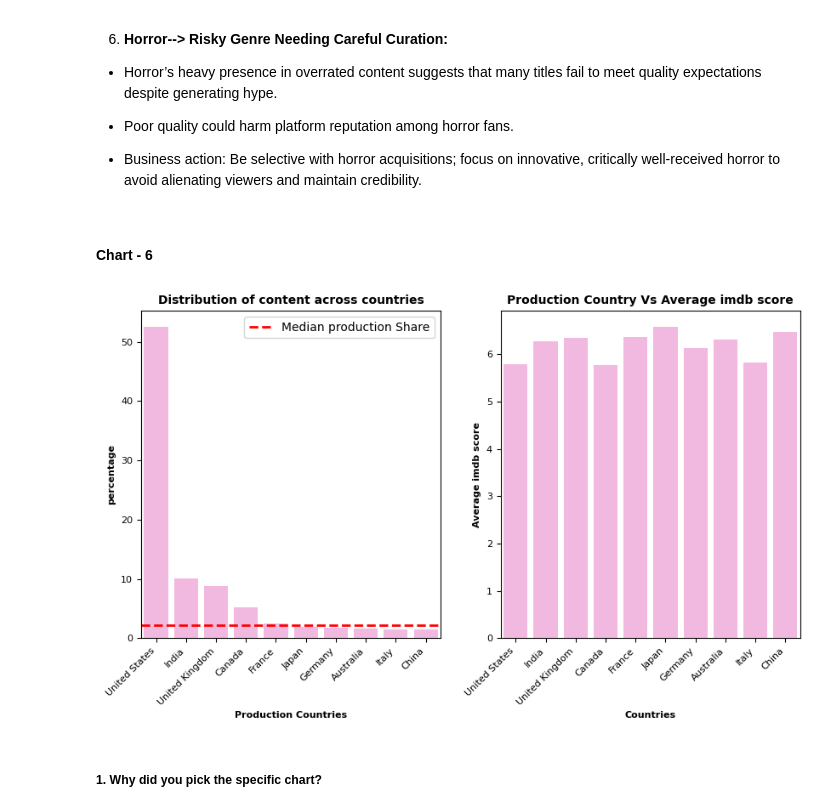
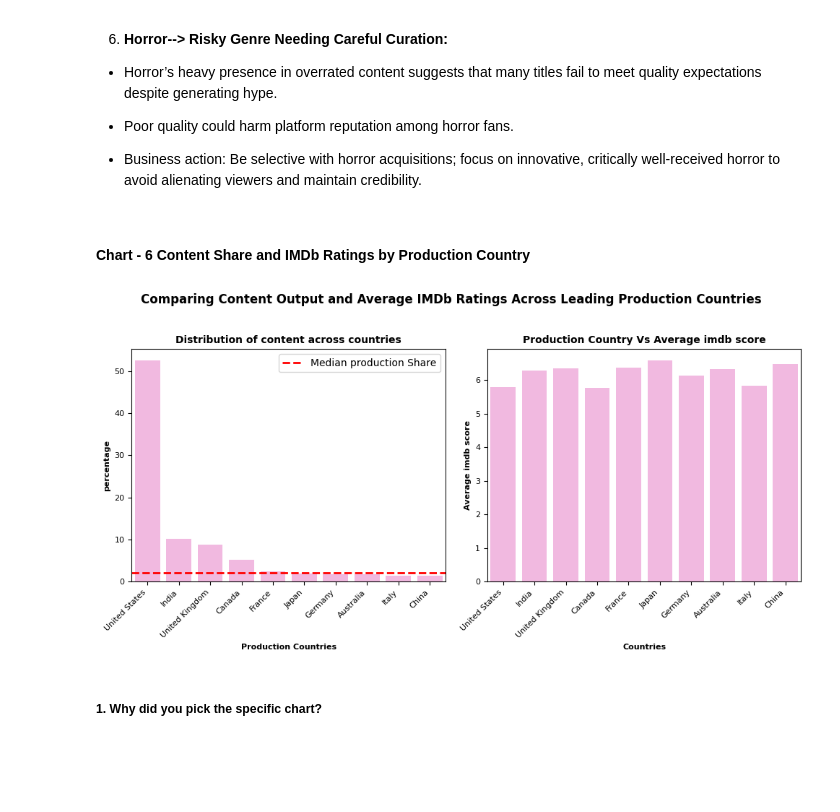
Before and after one commit to Giraj12/EDA--Capstone-Project, a Jupyter notebook: Amazon_Shows_EDA_.ipynb, the cells around one changed output. Cells and saved outputs as stored; diff of their text form; code cells hidden in the pictures; blank space fills up the shorter version.

```diff
--- a/Amazon_Shows_EDA_.ipynb
+++ b/Amazon_Shows_EDA_.ipynb
@@ -1332,8 +1416,8 @@ Are there any insights that lead to negative growth? Justify with specific reaso
 
   *   Poor quality could harm platform reputation among horror fans.
   *   Business action: Be selective with horror acquisitions; focus on innovative, critically well-received horror to avoid alienating viewers and maintain credibility.
-# %% [markdown]
-#### Chart - 6
+# %% [markdown]
+#### Chart - 6 Content Share and IMDb Ratings by Production Country
 # %%
 # Chart - 6 visualization code
 
@@ -1358,34 +1442,45 @@ region_percent=(region_count/region_count.sum())*100
 region_percent=region_percent.reset_index().sort_values(by='id', ascending=False)
 region_percent=region_percent.head(10) # Considering top 10 production_countries for analysis
 country_labels=[country_code_to_full_name[code] for code in region_percent['production_countries']]
 sns.barplot(data=region_percent, x='production_countries', y='id', ax=ax[0], color=sns.color_palette("pastel")[6])
 ax[0].set_title('Distribution of content across countries', fontdict={'fontsize': 10, 'fontweight': 'bold'})
 ax[0].set_xlabel('Production Countries', fontdict={'fontsize': 8, 'fontweight': 'bold'})
 ax[0].set_ylabel('percentage', fontdict={'fontsize': 8, 'fontweight': 'bold'})
 ax[0].axhline(y= region_percent['id'].median(), color='red', linestyle='--', linewidth=2, label='Median production Share')
 ax[0].legend(loc='upper right')
 ax[0].tick_params(axis='x', labelsize=8, rotation=90)
 ax[0].tick_params(axis='y', labelsize=8)
 ax[0].set_xticks(region_percent['production_countries']) # fixed Locator
 ax[0].set_xticklabels(country_labels, rotation=45, ha='right');
 
 
 # production_countries vs avg imdb_score
 # In my df if i directly group by production_countries then there might be cases where multiple rows refers to same movie.
 # So in order to calculate correct avg_imdb_rating we need to drop duplicate rows with subset=(id,production_countries) so that each movie is counted once for calculating average.
 region_df=df.drop_duplicates(subset=['id', 'production_countries'])
 region_df=region_df.groupby('production_countries')['imdb_score'].mean().reset_index()
 region_order=region_percent['production_countries'].tolist() # to maintain same order of countries in both the bar plots.
 sns.barplot(data=region_df, x='production_countries', y='imdb_score', ax=ax[1], order=region_order, color=sns.color_palette("pastel")[6])
 ax[1].set_title('Production Country Vs Average imdb score', fontdict={'fontsize': 10, 'fontweight': 'bold'})
 ax[1].set_xlabel('Countries', fontdict={'fontsize': 8, 'fontweight': 'bold'})
 ax[1].set_ylabel('Average imdb score', fontdict={'fontsize': 8, 'fontweight': 'bold'})
 ax[1].tick_params(axis='x', labelsize=8, rotation=90)
 ax[1].tick_params(axis='y', labelsize=8)
 ax[1].set_xticks(region_percent['production_countries']) # fixed Locator
 ax[1].set_xticklabels(country_labels, rotation=45, ha='right');
+
+
+plt.suptitle(
+    "Comparing Content Output and Average IMDb Ratings Across Leading Production Countries",
+    fontsize=12,
+    fontweight='bold',
+    y=1.02
+)
+
+plt.tight_layout()
+plt.show()
 # %% [output]
-[figure, old version]
+[figure, new version]
 # %% [markdown]
 ##### 1. Why did you pick the specific chart?
 # %% [markdown]
```
Also changed, not shown: parts of 84 cells of this notebook.
